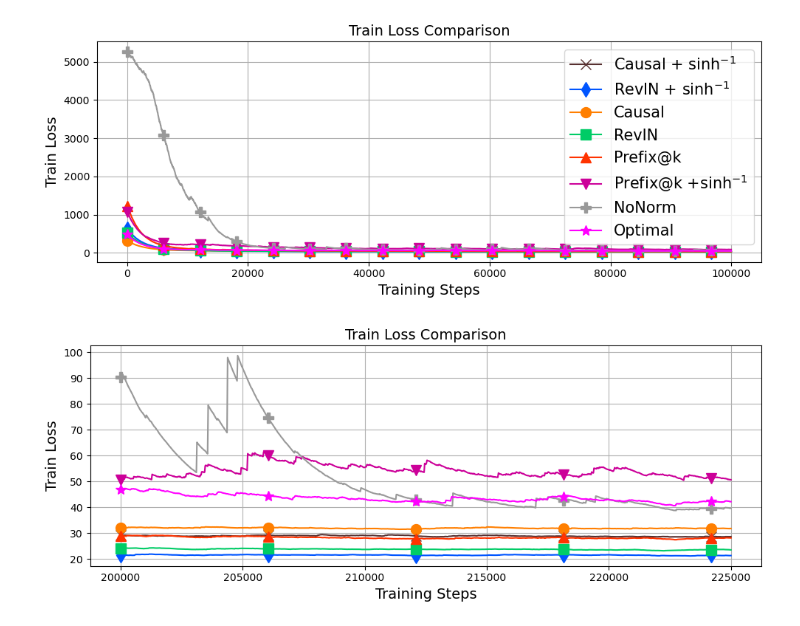
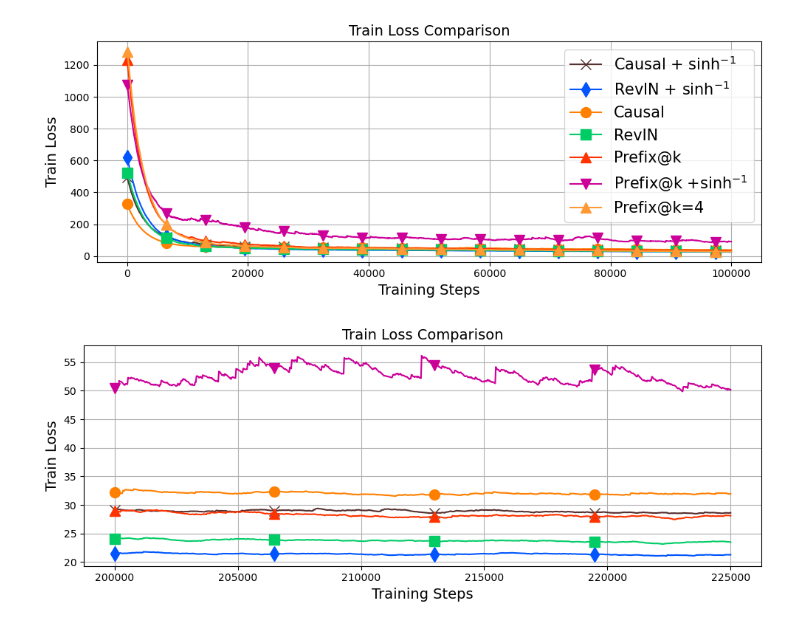
Before and after one commit to vilhess/normalizer, a Jupyter notebook: notebooks/training_loss.ipynb, the cells around one changed output. Drawn from its saved outputs; the diff is of its cells as text; code cells hidden in the pictures.

Commit message:
prefix ablations

```diff
--- a/notebooks/training_loss.ipynb
+++ b/notebooks/training_loss.ipynb
@@ -3,7 +3,7 @@ import numpy as np
 import pandas as pd
 import matplotlib.pyplot as plt
 
-PLOT_ABL= True
+PLOT_ABL= False
 # %%
 df = pd.read_csv('../training_losses/sinh_causal/wandb_export_2025-12-03T14_20_48.286+01_00.csv')
 train_loss_asinh_causal = df["100H_causal_sinh - train_loss"].values
@@ -38,6 +38,14 @@ train_loss_no_sinh_causal = np.concatenate([subdf1, subdf2], axis=0)
 df = pd.read_csv('../training_losses/prefix/full.csv')
 df = df[df["Step"]<=22_500]
 train_loss_nosinh_prefix = df["pretraining - train_loss"].values
+# %%
+df = pd.read_csv('../training_losses/prefix_abl/prefix_k2.csv')
+df = df[df["trainer/global_step"]<=225_000]
+train_loss_nosinh_prefix_abl_k2 = df["pretraining - train_loss"].values
+# %%
+df = pd.read_csv('../training_losses/prefix_abl/prefix_k4.csv')
+df = df[df["trainer/global_step"]<=225_000]
+train_loss_nosinh_prefix_abl_k4 = df["pretraining - train_loss"].values
 # %%
 subdf1 = pd.read_csv('../training_losses/sinh_prefix/0_85K.csv')
 subdf1 = subdf1[subdf1["Step"]<=8_500]
@@ -62,6 +70,8 @@ dic_model_colors = {
     "RevIN":                 "#00CC66",  # vivid green
     "RevIN + asinh":         "#0055FF",  # electric deep blue
     "Prefix RevIN":              "#FF3300",  # bright red-orange
+    "Prefix RevIN k=2":              "#FF6600",  # bright red-orange
+    "Prefix RevIN k=4":              "#FF9933",  # bright red-orange
     "Prefix RevIN + asinh":      "#CC0099",  # strong magenta
     "No RevIN":                "#999999",  # medium gray
     "Optimal":                 "#FF00FF"   # magenta
@@ -73,6 +83,8 @@ dic_model_markers = {
     "RevIN":                 "s",   # square
     "RevIN + asinh":         "d",   # diamond
     "Prefix RevIN":              "^",   # triangle up
+    "Prefix RevIN k=2":              "^",   # triangle up
+    "Prefix RevIN k=4":              "^",   # triangle up
     "Prefix RevIN + asinh":      "v",   # triangle down
     "No RevIN":                "P",   # plus (filled),
     "Optimal":                 "*",   # star
@@ -86,7 +98,9 @@ len_no_sinh_prefix = len(train_loss_nosinh_prefix)
 len_asinh_prefix = len(train_loss_asinh_prefix)
 len_norevin = len(train_loss_norevin)
 len_optimal = len(train_loss_optimal)
-min_len = min(len_asinh_causal, len_asinh_no_causal, len_no_sinh_causal, len_no_sinh_no_causal, len_no_sinh_prefix, len_asinh_prefix, len_norevin, len_optimal)
+len_no_sinh_prefix_abl_k2 = len(train_loss_nosinh_prefix_abl_k2)
+len_no_sinh_prefix_abl_k4 = len(train_loss_nosinh_prefix_abl_k4)
+min_len = min(len_asinh_causal, len_asinh_no_causal, len_no_sinh_causal, len_no_sinh_no_causal, len_no_sinh_prefix, len_asinh_prefix, len_norevin, len_optimal, len_no_sinh_prefix_abl_k2, len_no_sinh_prefix_abl_k4)
 
 x_old_asinh_causal = np.linspace(0, 1, len_asinh_causal)
 x_old_asinh_no_causal = np.linspace(0, 1, len_asinh_no_causal)
@@ -96,6 +110,8 @@ x_old_no_sinh_prefix = np.linspace(0, 1, len_no_sinh_prefix)
 x_old_asinh_prefix = np.linspace(0, 1, len_asinh_prefix)
 x_old_norevin = np.linspace(0, 1, len_norevin)
 x_old_optimal = np.linspace(0, 1, len_optimal)
+x_old_no_sinh_prefix_abl_k2 = np.linspace(0, 1, len_no_sinh_prefix_abl_k2)
+x_old_no_sinh_prefix_abl_k4 = np.linspace(0, 1, len_no_sinh_prefix_abl_k4)
 x_new = np.linspace(0, 1, min_len)
 train_loss_asinh_causal_resampled = np.interp(x_new, x_old_asinh_causal, train_loss_asinh_causal)
 train_loss_asinh_no_causal_resampled = np.interp(x_new, x_old_asinh_no_causal, train_loss_asinh_no_causal)
@@ -105,6 +121,9 @@ train_loss_no_sinh_prefix_resampled = np.interp(x_new, x_old_no_sinh_prefix, tra
 train_loss_asinh_prefix_resampled = np.interp(x_new, x_old_asinh_prefix, train_loss_asinh_prefix)
 train_loss_norevin_resampled = np.interp(x_new, x_old_norevin, train_loss_norevin)
 train_loss_optimal_resampled = np.interp(x_new, x_old_optimal, train_loss_optimal)
+train_loss_no_sinh_prefix_abl_k2_resampled = np.interp(x_new, x_old_no_sinh_prefix_abl_k2, train_loss_nosinh_prefix_abl_k2)
+train_loss_no_sinh_prefix_abl_k4_resampled = np.interp(x_new, x_old_no_sinh_prefix_abl_k4, train_loss_nosinh_prefix_abl_k4)
+
 
 def ema(x, alpha=0.01):
     out = np.zeros_like(x)
@@ -121,6 +140,8 @@ train_loss_no_sinh_prefix_s = ema(train_loss_no_sinh_prefix_resampled)
 train_loss_asinh_prefix_s = ema(train_loss_asinh_prefix_resampled)
 train_loss_norevin_s = ema(train_loss_norevin_resampled)
 train_loss_optimal_s = ema(train_loss_optimal_resampled)
+train_loss_no_sinh_prefix_abl_k2_s = ema(train_loss_no_sinh_prefix_abl_k2_resampled)
+train_loss_no_sinh_prefix_abl_k4_s = ema(train_loss_no_sinh_prefix_abl_k4_resampled)
 plt.figure(figsize=(10, 4))
 
 new_x = np.linspace(0, 225000, len(train_loss_asinh_causal_s))
@@ -140,6 +161,8 @@ plt.plot(new_x[start_index:end_index], train_loss_asinh_prefix_s[start_index:end
 if PLOT_ABL:
     plt.plot(new_x[start_index:end_index], train_loss_norevin_s[start_index:end_index], label='NoNorm', color=dic_model_colors["No RevIN"], marker=dic_model_markers["No RevIN"], markevery=250, markersize=10)
     plt.plot(new_x[start_index:end_index], train_loss_optimal_s[start_index:end_index], label='Optimal', color=dic_model_colors["Optimal"], marker=dic_model_markers["Optimal"], markevery=250, markersize=10)
+    plt.plot(new_x[start_index:end_index], train_loss_no_sinh_prefix_abl_k2_s[start_index:end_index], label='Prefix@k=2', color=dic_model_colors["Prefix RevIN k=2"], marker=dic_model_markers["Prefix RevIN k=2"], markevery=250, markersize=10)
+plt.plot(new_x[start_index:end_index], train_loss_no_sinh_prefix_abl_k4_s[start_index:end_index], label='Prefix@k=4', color=dic_model_colors["Prefix RevIN k=4"], marker=dic_model_markers["Prefix RevIN k=4"], markevery=250, markersize=10)
 
 plt.xlabel('Training Steps', fontsize=14)
 plt.ylabel('Train Loss', fontsize=14)
@@ -154,7 +177,7 @@ else:
     plt.savefig('figures/trainloss/train_loss_comparison_all2.pdf', format='pdf', dpi=300)
 plt.show()
 # %% [output]
-[figure, old version]
+[figure, new version]
 # %%
 len_asinh_causal = len(train_loss_asinh_causal)
 len_asinh_no_causal = len(train_loss_asinh_no_causal)
@@ -164,7 +187,9 @@ len_no_sinh_prefix = len(train_loss_nosinh_prefix)
 len_asinh_prefix = len(train_loss_asinh_prefix)
 len_norevin = len(train_loss_norevin)
 len_optimal = len(train_loss_optimal)
-min_len = min(len_asinh_causal, len_asinh_no_causal, len_no_sinh_causal, len_no_sinh_no_causal, len_no_sinh_prefix, len_asinh_prefix, len_norevin, len_optimal)
+len_no_sinh_prefix_abl_k2 = len(train_loss_nosinh_prefix_abl_k2)
+len_no_sinh_prefix_abl_k4 = len(train_loss_nosinh_prefix_abl_k4)
+min_len = min(len_asinh_causal, len_asinh_no_causal, len_no_sinh_causal, len_no_sinh_no_causal, len_no_sinh_prefix, len_asinh_prefix, len_norevin, len_optimal, len_no_sinh_prefix_abl_k2, len_no_sinh_prefix_abl_k4)
 
 x_old_asinh_causal = np.linspace(0, 1, len_asinh_causal)
 x_old_asinh_no_causal = np.linspace(0, 1, len_asinh_no_causal)
@@ -174,6 +199,8 @@ x_old_no_sinh_prefix = np.linspace(0, 1, len_no_sinh_prefix)
 x_old_asinh_prefix = np.linspace(0, 1, len_asinh_prefix)
 x_old_norevin = np.linspace(0, 1, len_norevin)
 x_old_optimal = np.linspace(0, 1, len_optimal)
+x_old_no_sinh_prefix_abl_k2 = np.linspace(0, 1, len_no_sinh_prefix_abl_k2)
+x_old_no_sinh_prefix_abl_k4 = np.linspace(0, 1, len_no_sinh_prefix_abl_k4)
 x_new = np.linspace(0, 1, min_len)
 train_loss_asinh_causal_resampled = np.interp(x_new, x_old_asinh_causal, train_loss_asinh_causal)
 train_loss_asinh_no_causal_resampled = np.interp(x_new, x_old_asinh_no_causal, train_loss_asinh_no_causal)
@@ -183,6 +210,8 @@ train_loss_no_sinh_prefix_resampled = np.interp(x_new, x_old_no_sinh_prefix, tra
 train_loss_asinh_prefix_resampled = np.interp(x_new, x_old_asinh_prefix, train_loss_asinh_prefix)
 train_loss_norevin_resampled = np.interp(x_new, x_old_norevin, train_loss_norevin)
 train_loss_optimal_resampled = np.interp(x_new, x_old_optimal, train_loss_optimal)
+train_loss_no_sinh_prefix_abl_k2_resampled = np.interp(x_new, x_old_no_sinh_prefix_abl_k2, train_loss_nosinh_prefix_abl_k2)
+train_loss_no_sinh_prefix_abl_k4_resampled = np.interp(x_new, x_old_no_sinh_prefix_abl_k4, train_loss_nosinh_prefix_abl_k4)
 
 def ema(x, alpha=0.01):
     out = np.zeros_like(x)
@@ -199,6 +228,8 @@ train_loss_no_sinh_prefix_s = ema(train_loss_no_sinh_prefix_resampled)
 train_loss_asinh_prefix_s = ema(train_loss_asinh_prefix_resampled)
 train_loss_norevin_s = ema(train_loss_norevin_resampled)
 train_loss_optimal_s = ema(train_loss_optimal_resampled)
+train_loss_no_sinh_prefix_abl_k2_s = ema(train_loss_no_sinh_prefix_abl_k2_resampled)
+train_loss_no_sinh_prefix_abl_k4_s = ema(train_loss_no_sinh_prefix_abl_k4_resampled)
 
 plt.figure(figsize=(10, 4))
 
@@ -206,31 +237,34 @@ new_x = np.linspace(0, 225000, len(train_loss_asinh_causal_s))
 
 START = 200_000
 END = 225_000
 
 start_index = int(START / 225_000 * len(new_x))
 end_index = int(END / 225_000 * len(new_x))
 
 plt.plot(new_x[start_index:end_index], train_loss_asinh_causal_s[start_index:end_index], label=r"Causal + $\sinh^{-1}$", color=dic_model_colors["Causal RevIN + asinh"], marker=dic_model_markers["Causal RevIN + asinh"], markevery=250, markersize=10)
 plt.plot(new_x[start_index:end_index], train_loss_asinh_no_causal_s[start_index:end_index], label=r"RevIN + $\sinh^{-1}$", color=dic_model_colors["RevIN + asinh"], marker=dic_model_markers["RevIN + asinh"], markevery=250, markersize=10)
 plt.plot(new_x[start_index:end_index], train_loss_no_sinh_causal_s[start_index:end_index], label='Causal', color=dic_model_colors["Causal RevIN"], marker=dic_model_markers["Causal RevIN"], markevery=250, markersize=10)
 plt.plot(new_x[start_index:end_index], train_loss_no_sinh_no_causal_s[start_index:end_index], label='RevIN', color=dic_model_colors["RevIN"], marker=dic_model_markers["RevIN"], markevery=250, markersize=10)
 plt.plot(new_x[start_index:end_index], train_loss_no_sinh_prefix_s[start_index:end_index], label='Prefix@k', color=dic_model_colors["Prefix RevIN"], marker=dic_model_markers["Prefix RevIN"], markevery=250, markersize=10)
 plt.plot(new_x[start_index:end_index], train_loss_asinh_prefix_s[start_index:end_index], label=r"RevIN + $\sinh^{-1}$", color=dic_model_colors["Prefix RevIN + asinh"], marker=dic_model_markers["Prefix RevIN + asinh"], markevery=250, markersize=10)
 if PLOT_ABL:
     plt.plot(new_x[start_index:end_index], train_loss_norevin_s[start_index:end_index], label='No norm', color=dic_model_colors["No RevIN"], marker=dic_model_markers["No RevIN"], markevery=250, markersize=10)
 
     plt.plot(new_x[start_index:end_index], train_loss_optimal_s[start_index:end_index], label='Optimal', color=dic_model_colors["Optimal"], marker=dic_model_markers["Optimal"], markevery=250, markersize=10)
 
+    plt.plot(new_x[start_index:end_index], train_loss_no_sinh_prefix_abl_k2_s[start_index:end_index], label='Prefix@k=2', color=dic_model_colors["Prefix RevIN k=2"], marker=dic_model_markers["Prefix RevIN k=2"], markevery=250, markersize=10)
+    plt.plot(new_x[start_index:end_index], train_loss_no_sinh_prefix_abl_k4_s[start_index:end_index], label='Prefix@k=4', color=dic_model_colors["Prefix RevIN k=4"], marker=dic_model_markers["Prefix RevIN k=4"], markevery=250, markersize=10)
+
 plt.xlabel('Training Steps', fontsize=14)
 plt.ylabel('Train Loss', fontsize=14)
 plt.title('Train Loss Comparison', fontsize=14)
 #plt.legend(fontsize=12)
 plt.grid()
 plt.tight_layout()
 if PLOT_ABL:
     plt.savefig('figures/trainloss/train_loss_comparison_end2_with_ablation.pdf', format='pdf', dpi=300)
 else:
     plt.savefig('figures/trainloss/train_loss_comparison_end2.pdf', format='pdf', dpi=300)
 plt.show()
 # %% [output]
-[figure, old version]
+[figure, new version]
```
Also changed, not shown: 5 other files.
